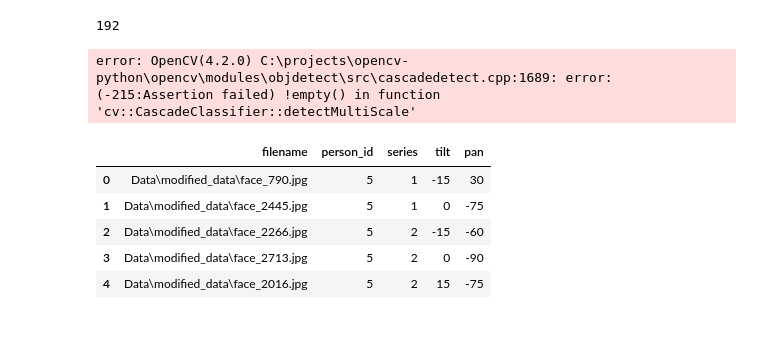
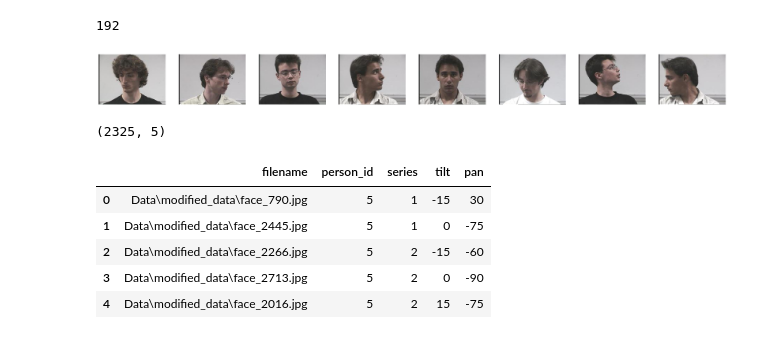
Before and after one commit to Akshay1210/face-orientation-NN, a Jupyter notebook: Untitled1.ipynb, the cells around one changed output. Drawn from its saved outputs; the diff is of its cells as text; code cells hidden in the pictures.

```diff
--- a/Untitled1.ipynb
+++ b/Untitled1.ipynb
@@ -28,10 +30,6 @@ int(img.shape[1])
 face_cascade=cv2.CascadeClassifier("haarcascade_frontalface_dafault.xml")
 # %%
 gray_image=cv2.cvtColor(img, cv2.COLOR_BGR2GRAY)
-# %%
-faces=face_cascade.detectMultiScale(gray_image,scaleFactor=1.05,minNeighbors=5)
-# %% [output]
-error: OpenCV(4.2.0) C:\projects\opencv-python\opencv\modules\objdetect\src\cascadedetect.cpp:1689: error: (-215:Assertion failed) !empty() in function 'cv::CascadeClassifier::detectMultiScale'
 # %%
 import tensorflow as tf
 AUTOTUNE = tf.data.experimental.AUTOTUNE
@@ -63,6 +61,24 @@ from tensorflow.keras import regularizers, optimizers
 from tensorflow.keras.layers import BatchNormalization
 # %%
 raw_train = pd.read_csv(r"C:\Users\Akshay\Desktop\Semester 3\Deep Learning\Assignment\Assignment 1\Data\train_data.csv")
+# %%
+r_inx = np.random.choice(1000, 8)
+rand_data = raw_train.loc[r_inx,'filename']
+
+plt.figure(figsize=(30,4))
+for i, image_path in enumerate(rand_data):
+    im = np.asarray(Image.open(image_path))
+    plt.subplot(1,8,i+1)
+    plt.imshow(im,cmap='gray')
+    plt.axis('off')
+
+plt.show()
+# %% [output]
+[figure, added]
+# %%
+raw_train.shape
+# %% [output]
+(2325, 5)
 # %%
 raw_train.head()
 # %% [output]
```
Also changed, not shown: parts of 24 cells of this notebook, 3 other files.
